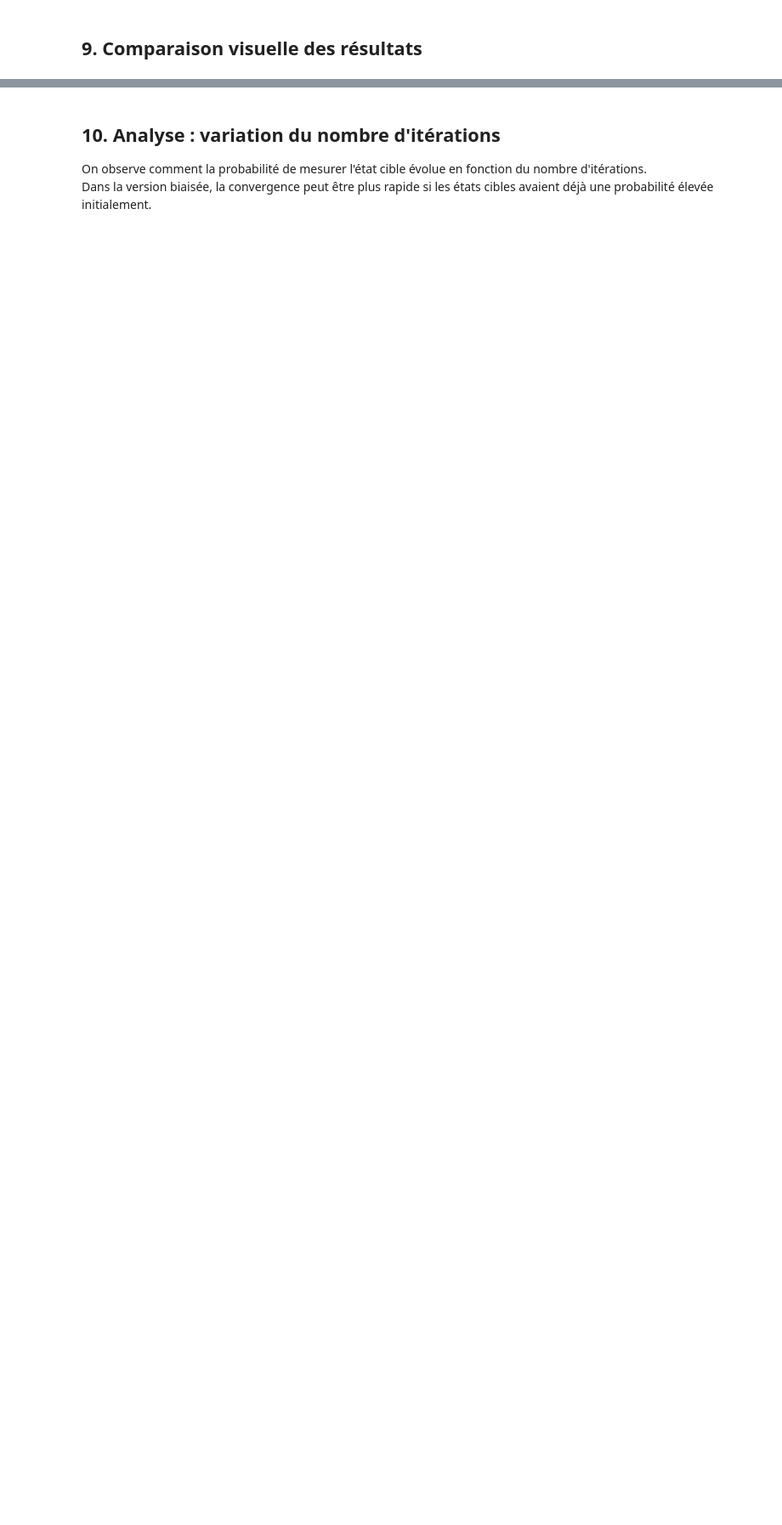
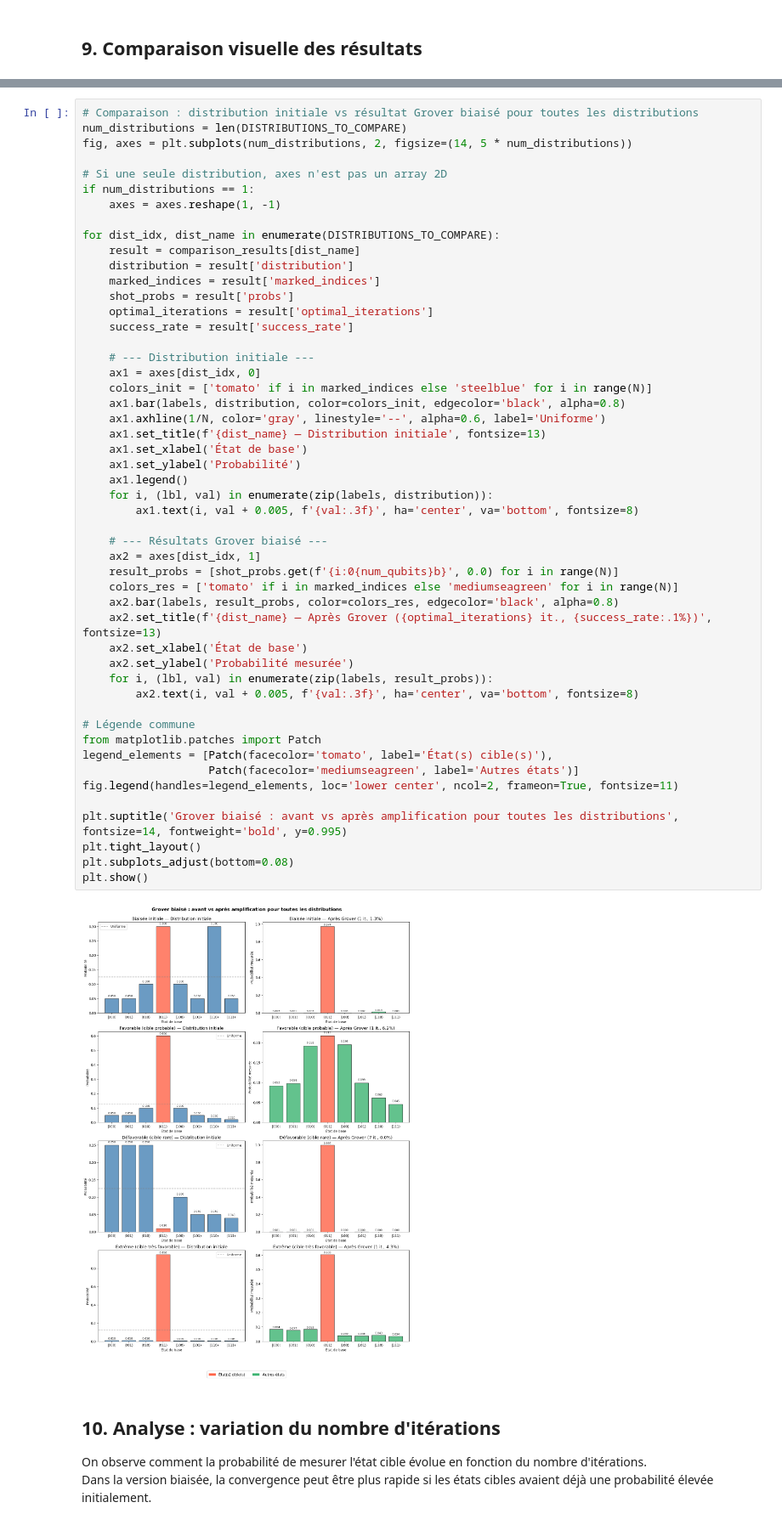
Before and after one commit to lilound/ptir_quantum, a Jupyter notebook: enzo_julien/grover_biaise.ipynb, the cells around one changed output, grey strips where cells are left out. Shown at 85% size. Drawn from its saved outputs; the diff is of its cells as text; blank space fills up the shorter version.

```diff
--- a/enzo_julien/grover_biaise.ipynb
+++ b/enzo_julien/grover_biaise.ipynb
@@ -354,3 +834,55 @@ plt.show()
+# %%
+# Comparaison : distribution initiale vs résultat Grover biaisé pour toutes les distributions
+num_distributions = len(DISTRIBUTIONS_TO_COMPARE)
+fig, axes = plt.subplots(num_distributions, 2, figsize=(14, 5 * num_distributions))
+
+# Si une seule distribution, axes n'est pas un array 2D
+if num_distributions == 1:
+    axes = axes.reshape(1, -1)
+
+for dist_idx, dist_name in enumerate(DISTRIBUTIONS_TO_COMPARE):
+    result = comparison_results[dist_name]
+    distribution = result['distribution']
+    marked_indices = result['marked_indices']
+    shot_probs = result['probs']
+    optimal_iterations = result['optimal_iterations']
+    success_rate = result['success_rate']
+
+    # --- Distribution initiale ---
+    ax1 = axes[dist_idx, 0]
+    colors_init = ['tomato' if i in marked_indices else 'steelblue' for i in range(N)]
+    ax1.bar(labels, distribution, color=colors_init, edgecolor='black', alpha=0.8)
+    ax1.axhline(1/N, color='gray', linestyle='--', alpha=0.6, label='Uniforme')
+    ax1.set_title(f'{dist_name} — Distribution initiale', fontsize=13)
+    ax1.set_xlabel('État de base')
+    ax1.set_ylabel('Probabilité')
+    ax1.legend()
+    for i, (lbl, val) in enumerate(zip(labels, distribution)):
+        ax1.text(i, val + 0.005, f'{val:.3f}', ha='center', va='bottom', fontsize=8)
+
+    # --- Résultats Grover biaisé ---
+    ax2 = axes[dist_idx, 1]
+    result_probs = [shot_probs.get(f'{i:0{num_qubits}b}', 0.0) for i in range(N)]
+    colors_res = ['tomato' if i in marked_indices else 'mediumseagreen' for i in range(N)]
+    ax2.bar(labels, result_probs, color=colors_res, edgecolor='black', alpha=0.8)
+    ax2.set_title(f'{dist_name} — Après Grover ({optimal_iterations} it., {success_rate:.1%})', fontsize=13)
+    ax2.set_xlabel('État de base')
+    ax2.set_ylabel('Probabilité mesurée')
+    for i, (lbl, val) in enumerate(zip(labels, result_probs)):
+        ax2.text(i, val + 0.005, f'{val:.3f}', ha='center', va='bottom', fontsize=8)
+
+# Légende commune
+from matplotlib.patches import Patch
+legend_elements = [Patch(facecolor='tomato', label='État(s) cible(s)'),
+                   Patch(facecolor='mediumseagreen', label='Autres états')]
+fig.legend(handles=legend_elements, loc='lower center', ncol=2, frameon=True, fontsize=11)
+
+plt.suptitle('Grover biaisé : avant vs après amplification pour toutes les distributions', fontsize=14, fontweight='bold', y=0.995)
+plt.tight_layout()
+plt.subplots_adjust(bottom=0.08)
+plt.show()
+# %% [output]
+[figure, added]
 # %% [markdown]
 ## 10. Analyse : variation du nombre d'itérations
 
```
Also changed, not shown: parts of 17 cells of this notebook, 4 other files.
